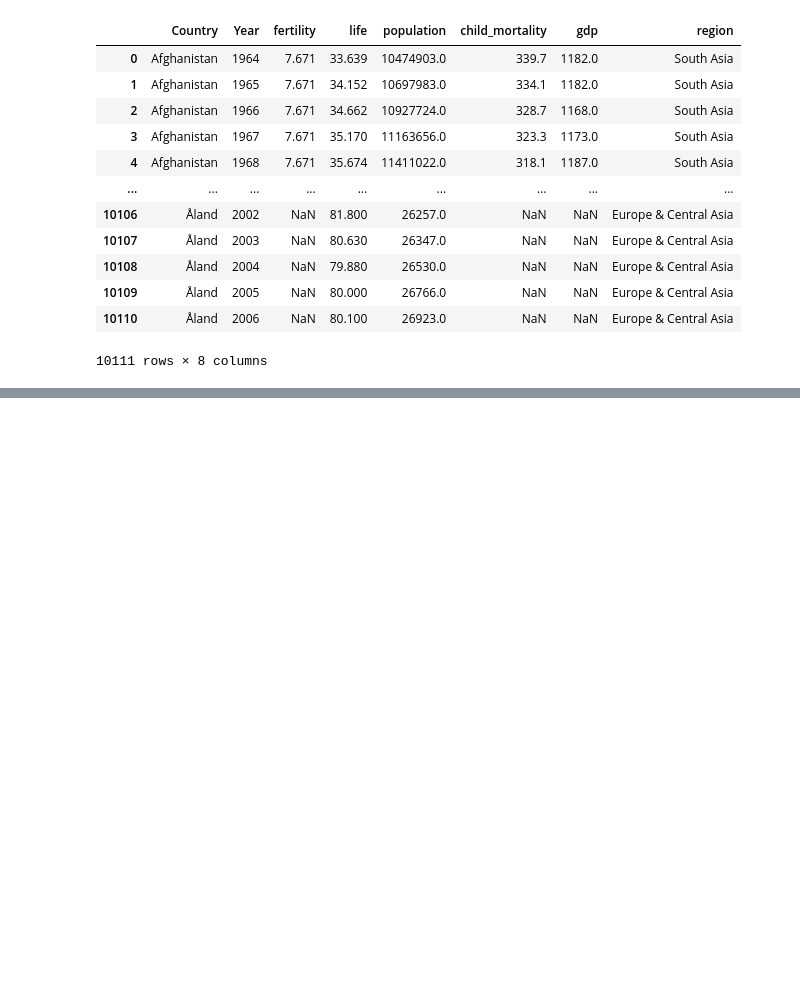
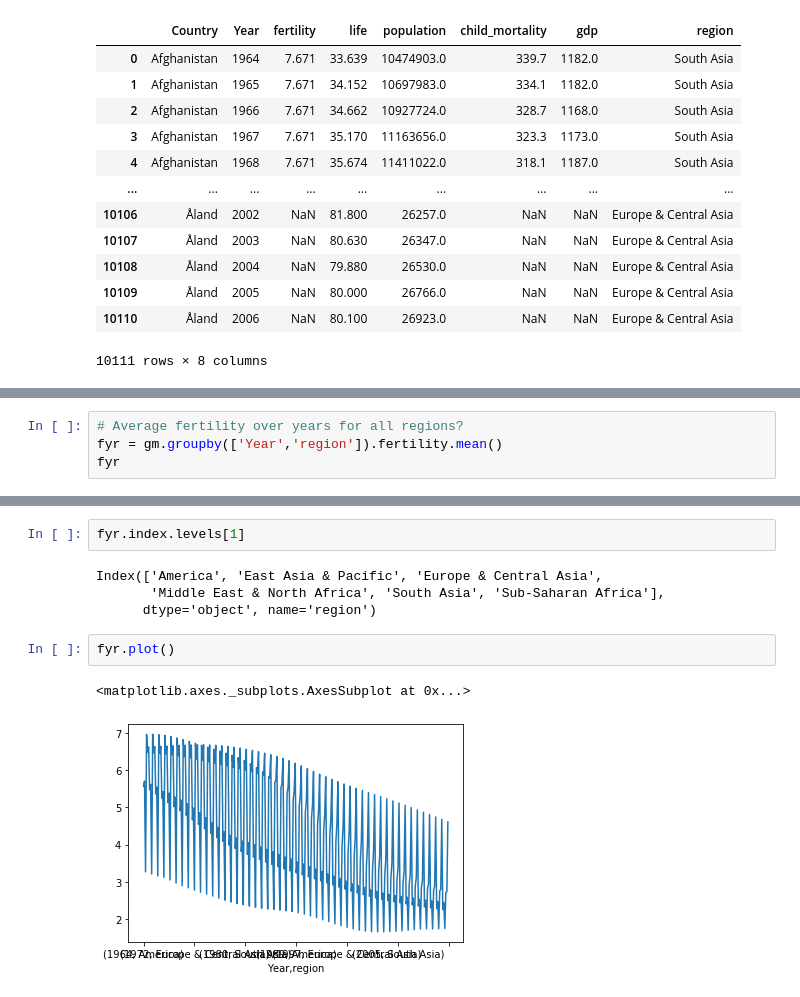
Before and after one commit to py-train/cyient-mar23, a Jupyter notebook: Day6.ipynb, the cells around one changed output, grey strips where cells are left out. Saved outputs shown, nothing was run; the diff lists cells and outputs as text; blank space fills up the shorter version.

```diff
--- a/Day6.ipynb
+++ b/Day6.ipynb
@@ -562,0 +859,4 @@ gm
+# %%
+# Average fertility over years for all regions?
+fyr = gm.groupby(['Year','region']).fertility.mean()
+fyr
@@ -562,0 +906,11 @@ gm
+# %%
+fyr.index.levels[1]
+# %% [output]
+Index(['America', 'East Asia & Pacific', 'Europe & Central Asia',
+       'Middle East & North Africa', 'South Asia', 'Sub-Saharan Africa'],
+      dtype='object', name='region')
+# %%
+fyr.plot()
+# %% [output]
+<matplotlib.axes._subplots.AxesSubplot at 0x...>
+[figure, added]
```
Also changed, not shown: parts of 41 cells of this notebook.
